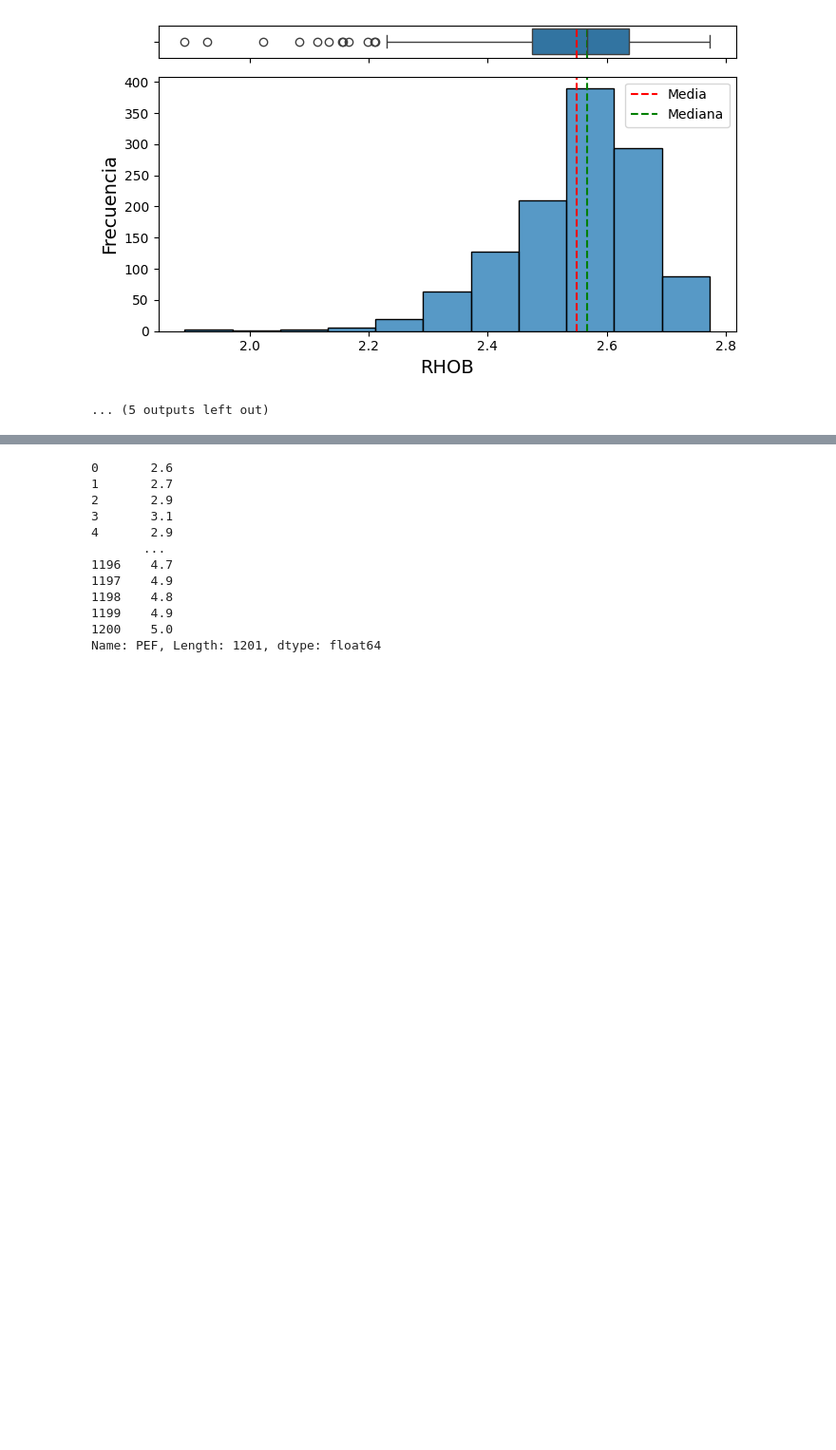
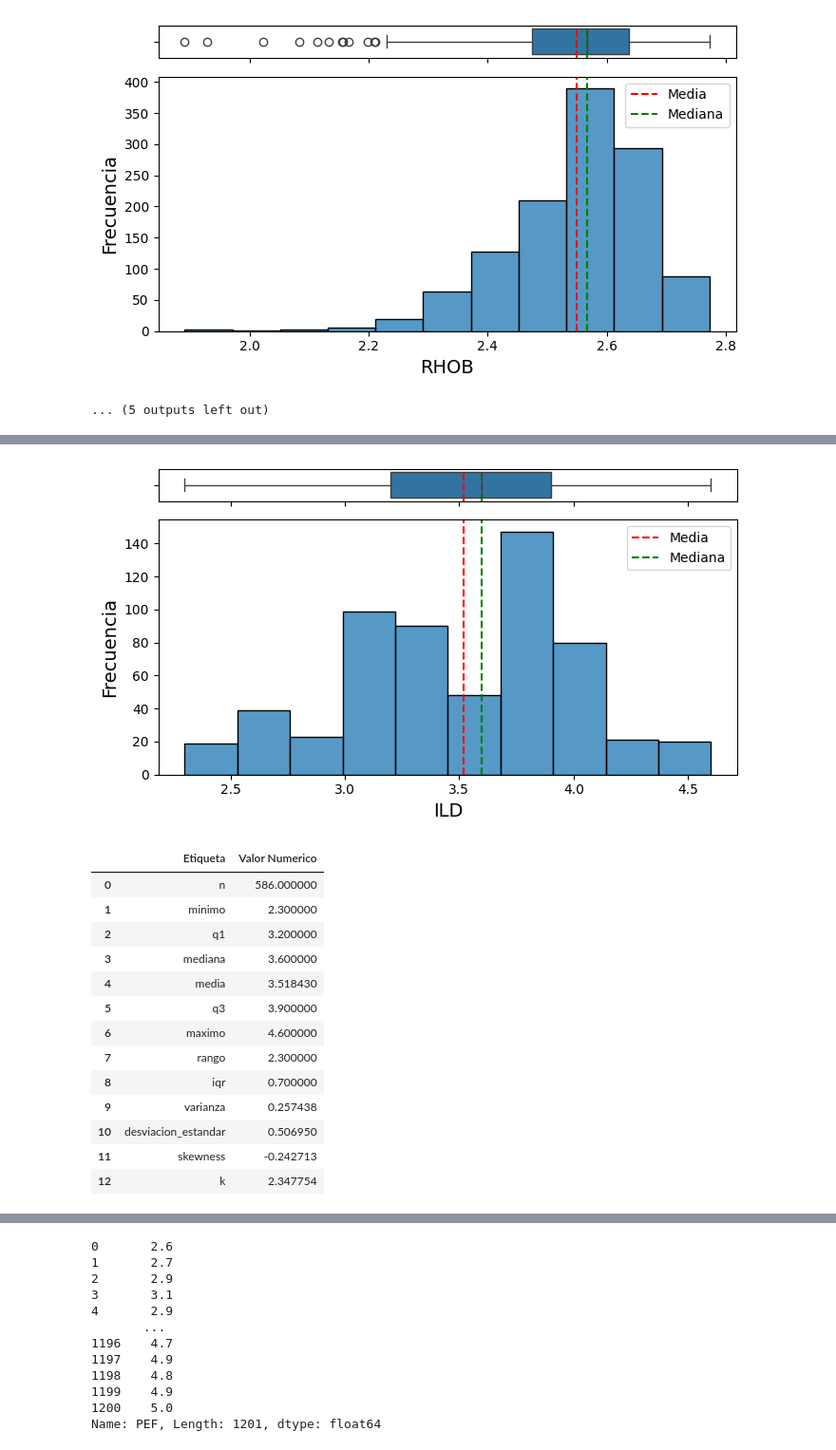
Before and after one commit to smoralesc91/DataScience2024, a Jupyter notebook: T1_mod_ver1.ipynb, the cells around one changed output, grey strips where cells are left out. Shown at 95% size. Drawn from its saved outputs; the diff is of its cells as text; code cells hidden in the pictures; blank space fills up the shorter version.

```diff
--- a/T1_mod_ver1.ipynb
+++ b/T1_mod_ver1.ipynb
@@ -80,11 +73,9 @@ def estadistica_basica(info):
   k=np.mean(((info-media)/desviacion_estandar)**4)
   eb=n,minimo,q1,mediana,media,q3,maximo,rango, iqr,varianza,desviacion_estandar,skewness, k
 
-  etiquetas = ['n', 'minimo', 'q1', 'mediana', 'media', 'q3', 'maximo', 'rango', 'iqr', 'varianza', 'desviacion_estandar', 'skewness', 'k']
+  etiquetas = ['N. muestras', 'Mínimo', 'Q1', 'Mediana', 'Media', 'Q3', 'Máximo', 'Rango', 'IQR', 'Varianza', 'Desviacion estándar', 'Skewness', 'k']
 
-  #estadistica_calculada = pd.DataFrame(etiquetas, columns=['Etiqueta'])
-  estadistica_calculada= pd.DataFrame({'Etiqueta': etiquetas, 'Valor Numerico': eb})
-
+  estadistica_calculada= pd.DataFrame({'Etiqueta': etiquetas, 'Valor Numérico': eb})
 
   return estadistica_calculada
 # %%
@@ -362 +405,21 @@ RHOB
+# %%
+plot_boxplot_histogram(no_outliers.ILD)
+
+estadistica_basica(no_outliers.ILD)
+# %% [output]
+[figure, added]
+|  | Etiqueta | Valor Numerico |
+| 0 | n | 586.000000 |
+| 1 | minimo | 2.300000 |
+| 2 | q1 | 3.200000 |
+| 3 | mediana | 3.600000 |
+| 4 | media | 3.518430 |
+| 5 | q3 | 3.900000 |
+| 6 | maximo | 4.600000 |
+| 7 | rango | 2.300000 |
+| 8 | iqr | 0.700000 |
+| 9 | varianza | 0.257438 |
+| 10 | desviacion_estandar | 0.506950 |
+| 11 | skewness | -0.242713 |
+| 12 | k | 2.347754 |
 # %%
```
Also changed, not shown: parts of 9 cells of this notebook.
